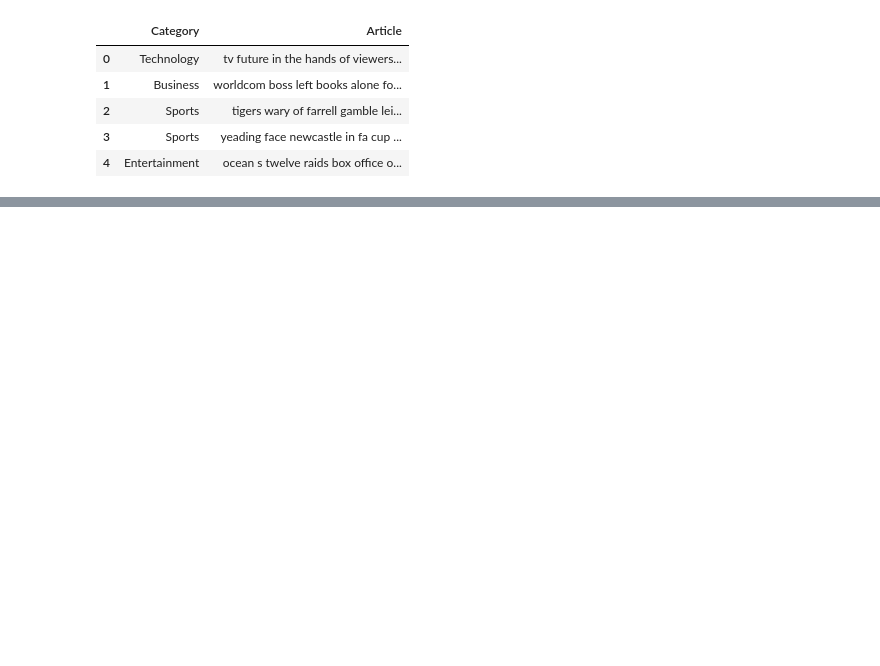
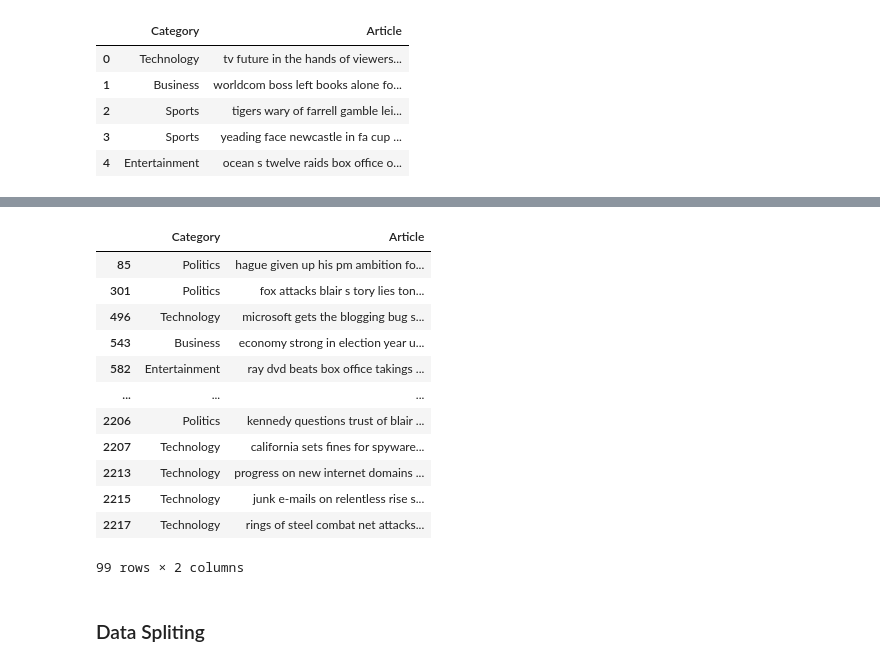
Before and after one commit to varuntyagi-i/FlipItNews-CaseStudy-NLP, a Jupyter notebook: notebook.ipynb, the cells around one changed output, grey strips where cells are left out. Cells and saved outputs as stored; diff of their text form; code cells hidden in the pictures; blank space fills up the shorter version.

```diff
--- a/notebook.ipynb
+++ b/notebook.ipynb
@@ -12,0 +130,3 @@ df.head()
+# %%
+df.drop(columns=["article_length"], inplace= True)
+df.head()
@@ -12,0 +140,16 @@ df.head()
+# %%
+df[df.duplicated()]
+# %% [output]
+|  | Category | Article |
+| 85 | Politics | hague given up his pm ambition fo... |
+| 301 | Politics | fox attacks blair s tory lies ton... |
+| 496 | Technology | microsoft gets the blogging bug s... |
+| 543 | Business | economy strong in election year u... |
+| 582 | Entertainment | ray dvd beats box office takings ... |
+| ... | ... | ... |
+| 2206 | Politics | kennedy questions trust of blair ... |
+| 2207 | Technology | california sets fines for spyware... |
+| 2213 | Technology | progress on new internet domains ... |
+| 2215 | Technology | junk e-mails on relentless rise s... |
+| 2217 | Technology | rings of steel combat net attacks... |
+99 rows × 2 columns
@@ -12,0 +158,2 @@ df.head()
+# %% [markdown]
+### Data Spliting
```
Also changed, not shown: parts of 30 cells of this notebook.
